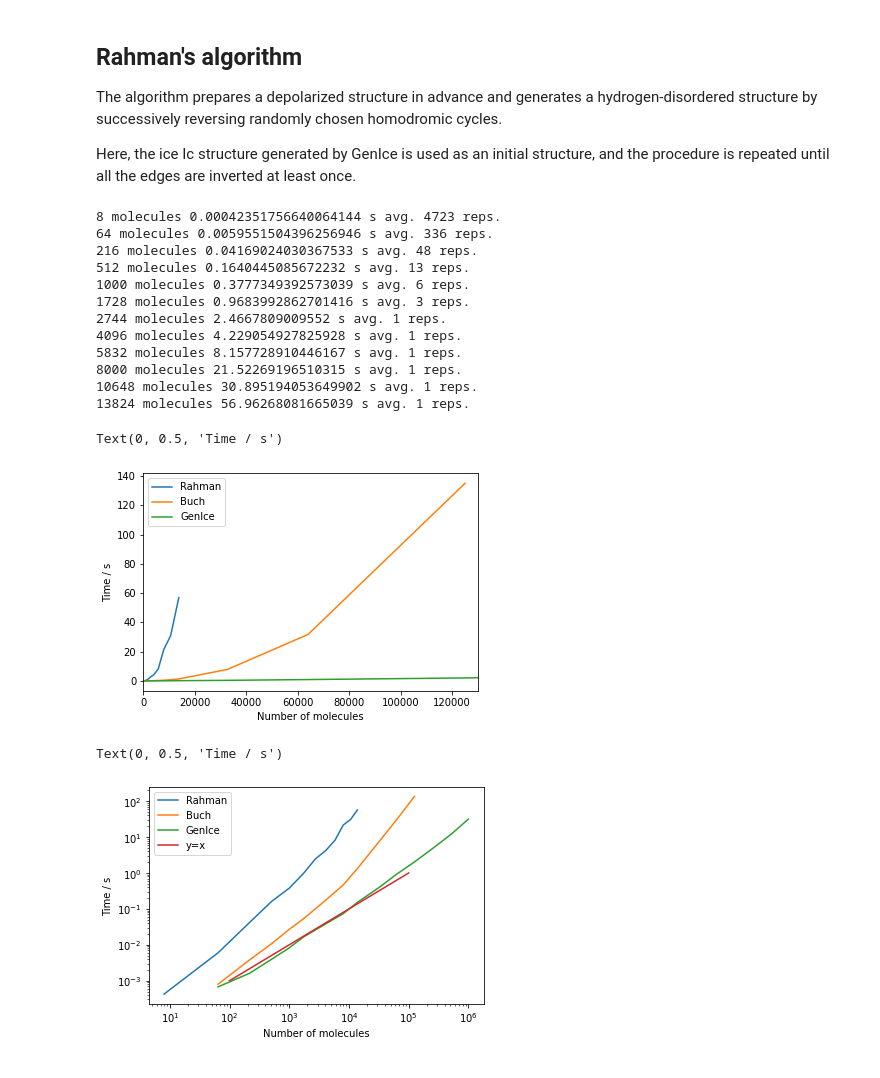
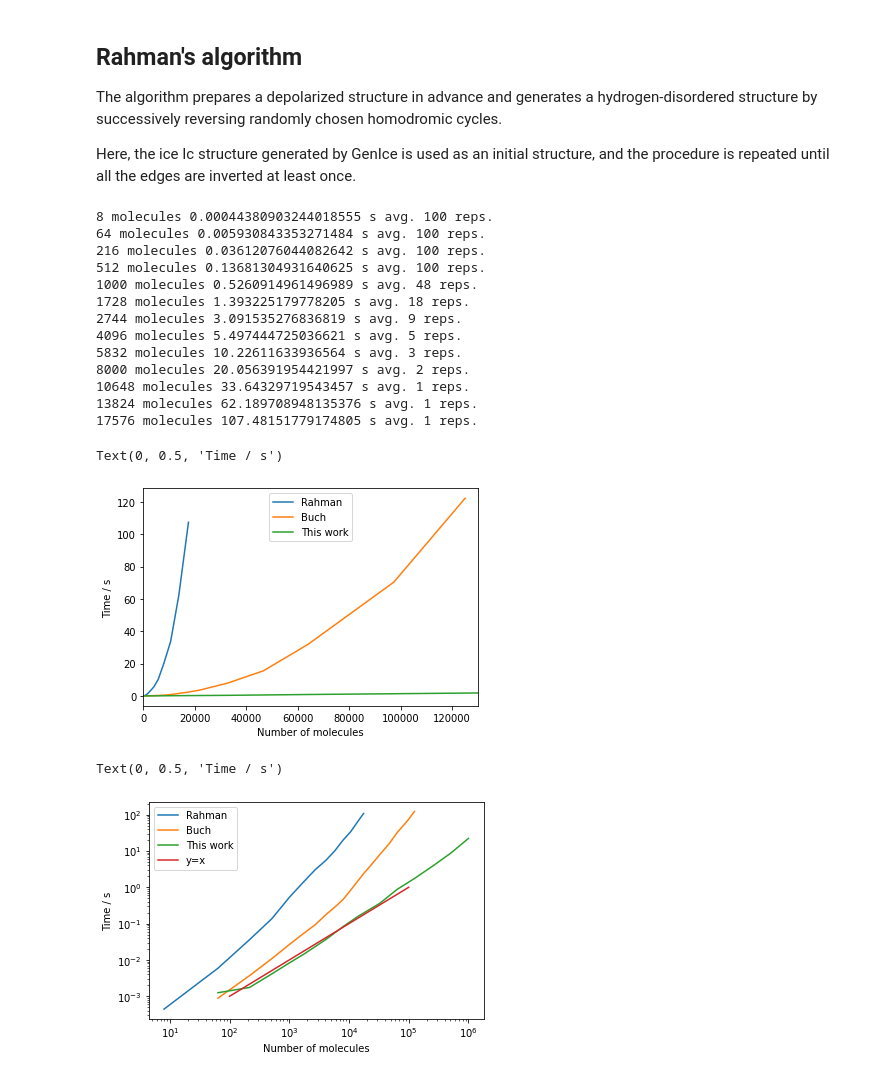
Before and after one commit to vitroid/TileCycles, a Jupyter notebook: TileCycles.ipynb, the cells around one changed output. Cells and saved outputs as stored; diff of their text form; code cells hidden in the pictures.

```diff
--- a/TileCycles.ipynb
+++ b/TileCycles.ipynb
@@ -50,15 +62,19 @@ formatter  = Format("raw", stage=(2,)) # generates an undirected graph
 water      = Molecule("spce")
 
 buch = []
-for NN in range(4,100):
-    N = int(2**(NN/3))
+lastN = 0
+for NN in range(8,100):
+    N = int(1.4**(NN/3))
+    if N == lastN:
+        continue
+    lastN = N
     raw = GenIce(lattice, rep=[N,N,N]).generate_ice(water, formatter)
     g = raw['graph']
     Nnode = g.number_of_nodes()
 
     delta = 0.0
     Nrep  = 0
-    while delta < 25.0 and Nrep < 100:
+    while delta < maxAccum and Nrep < maxRepeat:
         dd = nx.DiGraph()
         for a,b in g.edges():
             if random.randint(0,1) == 1:
@@ -74,6 +90,6 @@ for NN in range(4,100):
     buch.append([Nnode,delta, Nrep])
     print(f"{Nnode} molecules {delta} s avg. {Nrep} reps.")
     test_icerule(dd, Nnode)
-    if delta > 100:
+    if delta > maxProc:
         break
 # %% [output]
@@ -104,11 +126,13 @@ def find_cycle(g, chain, order):
         nexts = [i for i in g[head] if i != last]
         last = head
         head = random.choice(nexts)
-        if head in order:
-            i = order[head]
-            assert i == chain.index(head)
-            if i == 0:
-                return [], chain
+        i = order[head]
+        if i == 0:
+            # returns to the first node of the chain
+            order[head] = -1
+            return [], chain
+        elif i > 0:
+            # crosses at an intermediate node of the chain
             return chain[:i+1], chain[i:]
         order[head] = len(chain)
         chain.append(head)
@@ -116,7 +140,7 @@ def find_cycle(g, chain, order):
 
 def remove_cycle(g, cycle, order):
     for i in range(1,len(cycle)):
-        del order[cycle[i]]
+        order[cycle[i]] = -1
     for i in range(len(cycle)):
         a = cycle[i-1]
         b = cycle[i]
@@ -128,16 +152,18 @@ def remove_cycle(g, cycle, order):
 
 def tileByCycles(g):
     chain = []
+    order = -np.ones(g.number_of_nodes(), dtype=np.int)
     while g.number_of_nodes() > 0:
         if len(chain) == 0:
             head  = random.choice(list(g.nodes()))
             chain = [head]
             # "order" stores the order of a node in the chain
-            order = dict()
             order[head] = 0
         chain, cycle = find_cycle(g, chain, order)
         yield cycle
+#         print(chain, cycle, order, "before removal")
         remove_cycle(g, cycle, order)
+#         print(chain, cycle, order)
 
 
 lattice    = Lattice("1c")
@@ -155,7 +181,7 @@ for NN in range(4,100):
 
     delta = 0.0
     Nrep  = 0
-    while delta < 25.0 and Nrep < 100:
+    while delta < maxAccum and Nrep < maxRepeat:
         g = nx.Graph(g0)
 
         now = time.time()
@@ -235,7 +261,7 @@ for N in range(1,20):
 
     delta = 0.0
     Nrep  = 0
-    while delta < 25.0 and Nrep < 100:
+    while delta < maxAccum and Nrep < maxRepeat:
         # footprint
         g = nx.Graph(d)
 
@@ -249,48 +275,49 @@ for N in range(1,20):
     rahman.append([Nnode,delta, Nrep])
     print(f"{Nnode} molecules {delta} s avg. {Nrep} reps.")
     test_icerule(d, Nnode)
-    if delta > 50:
+    if delta > maxProc:
         break
 # %% [output]
-8 molecules 0.00042351756640064144 s avg. 4723 reps.
-64 molecules 0.0059551504396256946 s avg. 336 reps.
-216 molecules 0.04169024030367533 s avg. 48 reps.
-512 molecules 0.1640445085672232 s avg. 13 reps.
-1000 molecules 0.3777349392573039 s avg. 6 reps.
-1728 molecules 0.9683992862701416 s avg. 3 reps.
-2744 molecules 2.4667809009552 s avg. 1 reps.
-4096 molecules 4.229054927825928 s avg. 1 reps.
-5832 molecules 8.157728910446167 s avg. 1 reps.
-8000 molecules 21.52269196510315 s avg. 1 reps.
-10648 molecules 30.895194053649902 s avg. 1 reps.
-13824 molecules 56.96268081665039 s avg. 1 reps.
+8 molecules 0.00044380903244018555 s avg. 100 reps.
+64 molecules 0.005930843353271484 s avg. 100 reps.
+216 molecules 0.03612076044082642 s avg. 100 reps.
+512 molecules 0.13681304931640625 s avg. 100 reps.
+1000 molecules 0.5260914961496989 s avg. 48 reps.
+1728 molecules 1.393225179778205 s avg. 18 reps.
+2744 molecules 3.091535276836819 s avg. 9 reps.
+4096 molecules 5.497444725036621 s avg. 5 reps.
+5832 molecules 10.22611633936564 s avg. 3 reps.
+8000 molecules 20.056391954421997 s avg. 2 reps.
+10648 molecules 33.64329719543457 s avg. 1 reps.
+13824 molecules 62.189708948135376 s avg. 1 reps.
+17576 molecules 107.48151779174805 s avg. 1 reps.
 # %%
 from matplotlib import pyplot as plt
 
 
 buch = np.array(buch)
 gen  = np.array(gen)
 rahman = np.array(rahman)
 
 plt.plot(rahman[:,0], rahman[:,1], label="Rahman")
 plt.plot(buch[:,0], buch[:,1], label="Buch")
-plt.plot(gen[:,0], gen[:,1], label="GenIce")
+plt.plot(gen[:,0], gen[:,1], label="This work")
 plt.xlim(0,130000)
 plt.legend()
 plt.xlabel("Number of molecules")
 plt.ylabel("Time / s")
 # %% [output]
 Text(0, 0.5, 'Time / s')
-[figure, old version]
+[figure, new version]
 # %%
 lin = np.linspace(1e2, 1e5,100)
 plt.loglog(rahman[:,0], rahman[:,1], label="Rahman")
 plt.loglog(buch[:,0], buch[:,1], label="Buch")
-plt.loglog(gen[:,0], gen[:,1], label="GenIce")
+plt.loglog(gen[:,0], gen[:,1], label="This work")
 plt.loglog(lin, lin*1e-5, label="y=x")
 plt.legend()
 plt.xlabel("Number of molecules")
 plt.ylabel("Time / s")
 # %% [output]
 Text(0, 0.5, 'Time / s')
-[figure, old version]
+[figure, new version]
```
Also changed, not shown: parts of 3 cells of this notebook, 13 other files.
